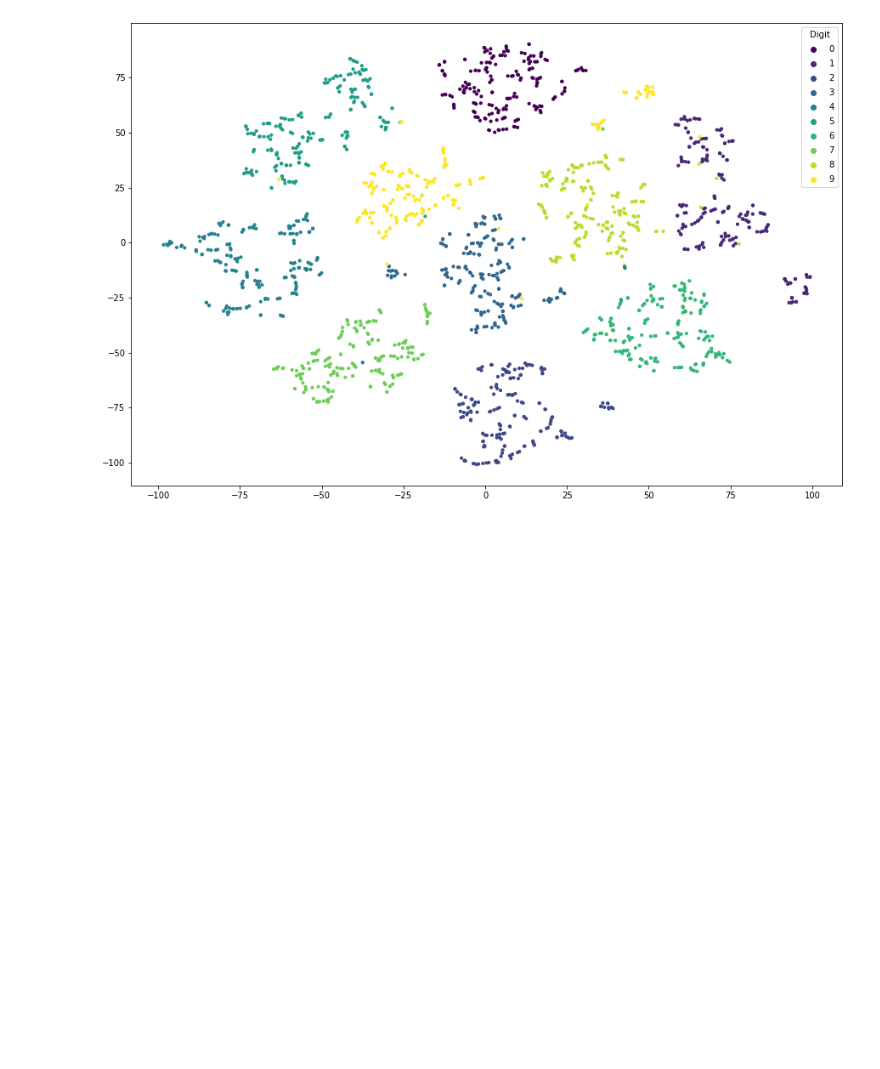
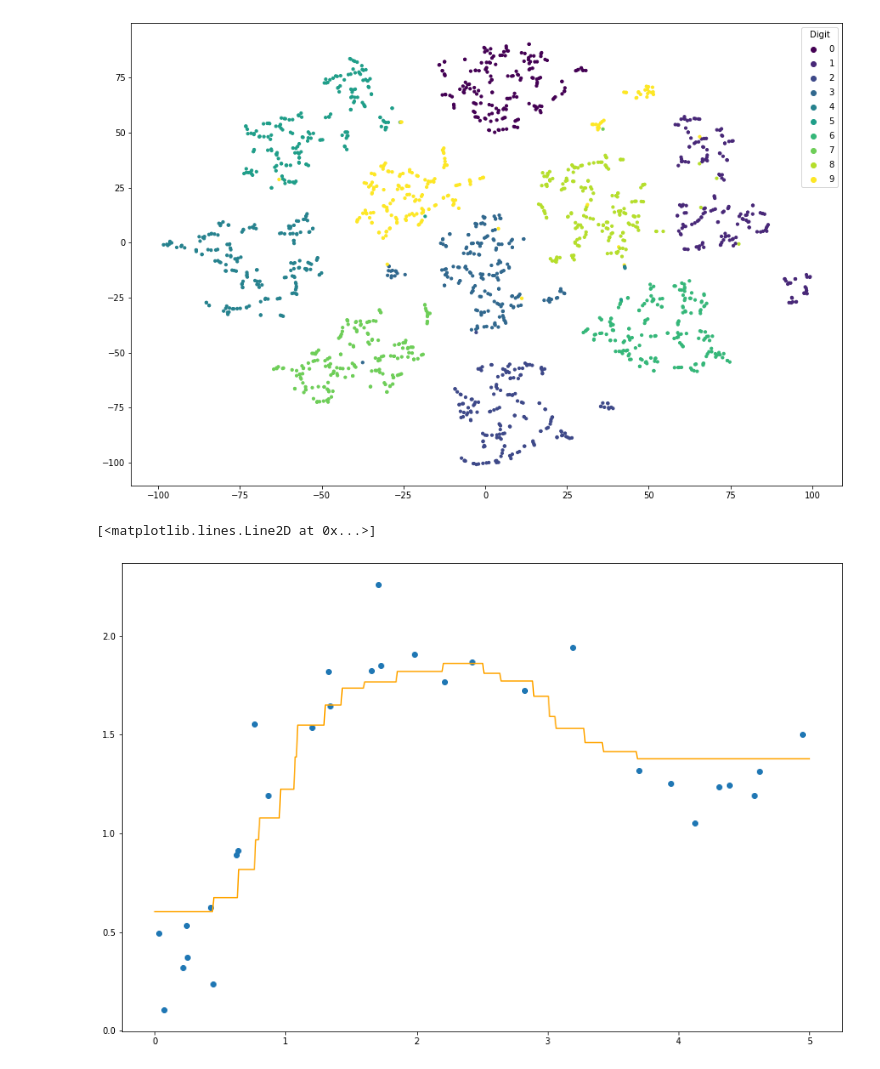
Before and after one commit to rolisz/presentations, a Jupyter notebook: Gen plots.ipynb, the cells around one changed output. Saved outputs shown, nothing was run; the diff lists cells and outputs as text; code cells hidden in the pictures; blank space fills up the shorter version.

```diff
--- a/Gen plots.ipynb
+++ b/Gen plots.ipynb
@@ -138,3 +138,20 @@ plt.legend(*lines.legend_elements(),
 # %% [output]
 <matplotlib.legend.Legend at 0x...>
 [figure]
+# %%
+X = np.sort(5 * np.random.rand(30, 1), axis=0)
+T = np.linspace(0, 5, 500)[:, np.newaxis]
+y = np.sin(X).ravel() + X.ravel()/2
+
+# Add noise to targets
+y[::3] += 1 * (0.5 - np.random.rand(y[::3].shape[0]))
+# %%
+n_neighbors = 10
+knn = neighbors.KNeighborsRegressor(n_neighbors,)
+y_ = knn.fit(X, y).predict(T)
+plt.figure(figsize=(15,10))
+plt.scatter(X, y,  label='data')
+plt.plot(T, y_, color='orange', label='prediction')
+# %% [output]
+[<matplotlib.lines.Line2D at 0x...>]
+[figure, added]
```
Also changed, not shown: parts of 4 cells of this notebook.
